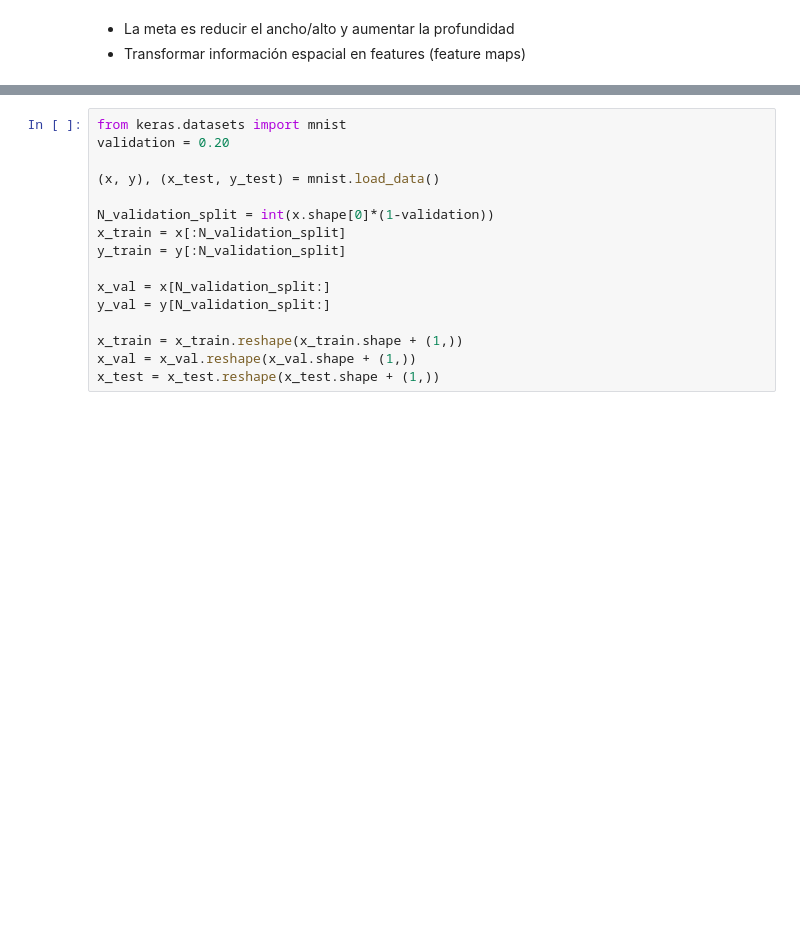
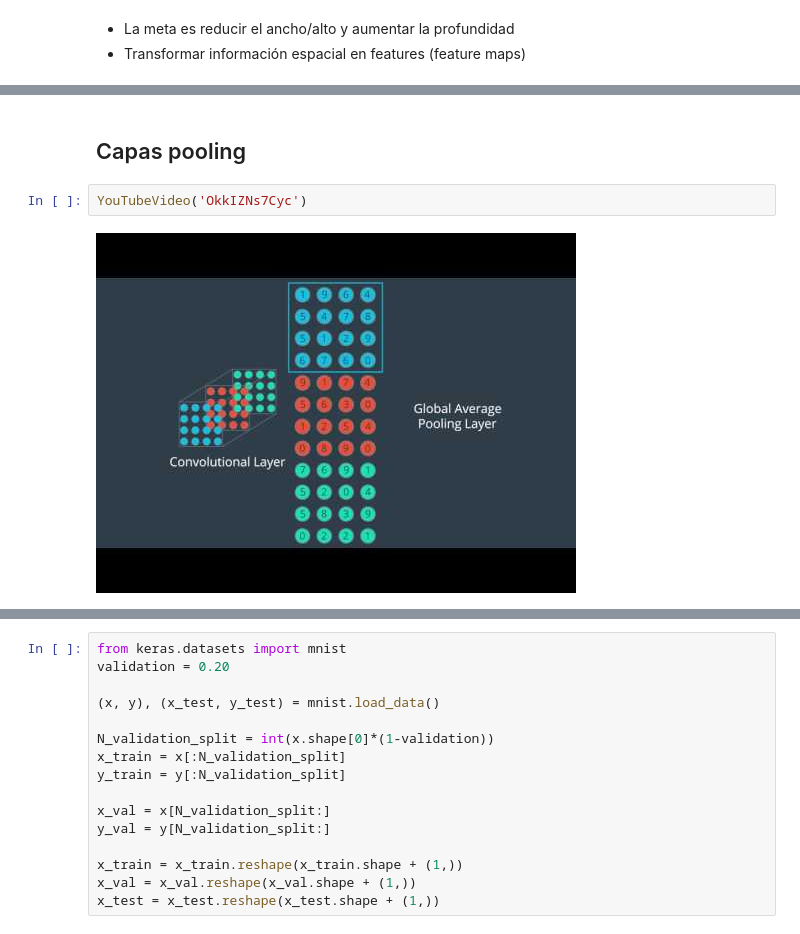
Before and after one commit to gebasilio/MNIST-MLP-CNN, a Jupyter notebook: 3-MNIST-CNN.ipynb, the cells around one changed output, grey strips where cells are left out. Drawn from its saved outputs; the diff is of its cells as text; blank space fills up the shorter version.

```diff
--- a/3-MNIST-CNN.ipynb
+++ b/3-MNIST-CNN.ipynb
@@ -21,0 +30,6 @@ CNNs for image classification: https://youtu.be/l9vg_1YUlzg
+# %% [markdown]
+## Capas pooling
+# %%
+YouTubeVideo('OkkIZNs7Cyc')
+# %% [output]
+[figure, added]
```
Also changed, not shown: parts of 18 cells of this notebook, 1 other file.
